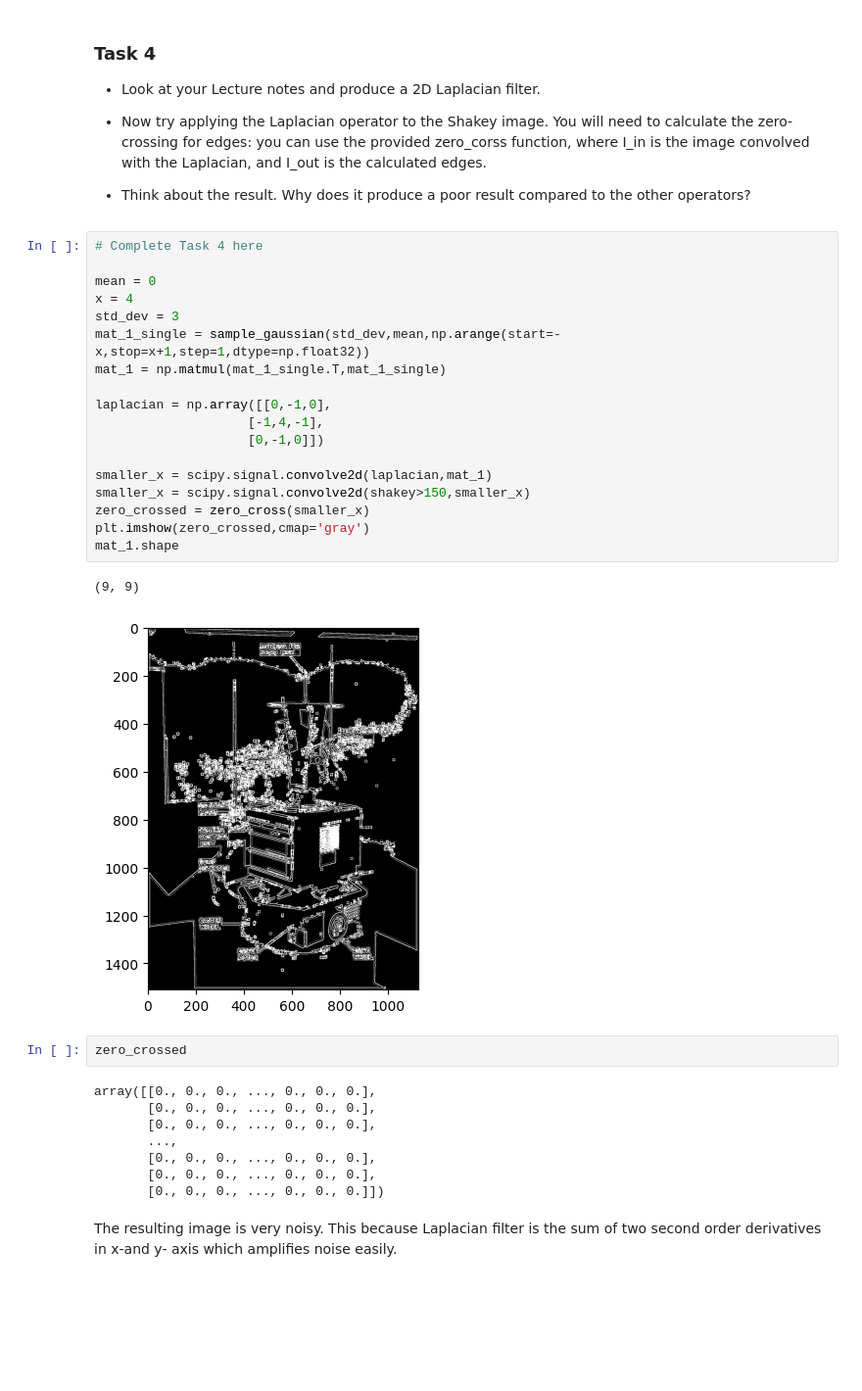
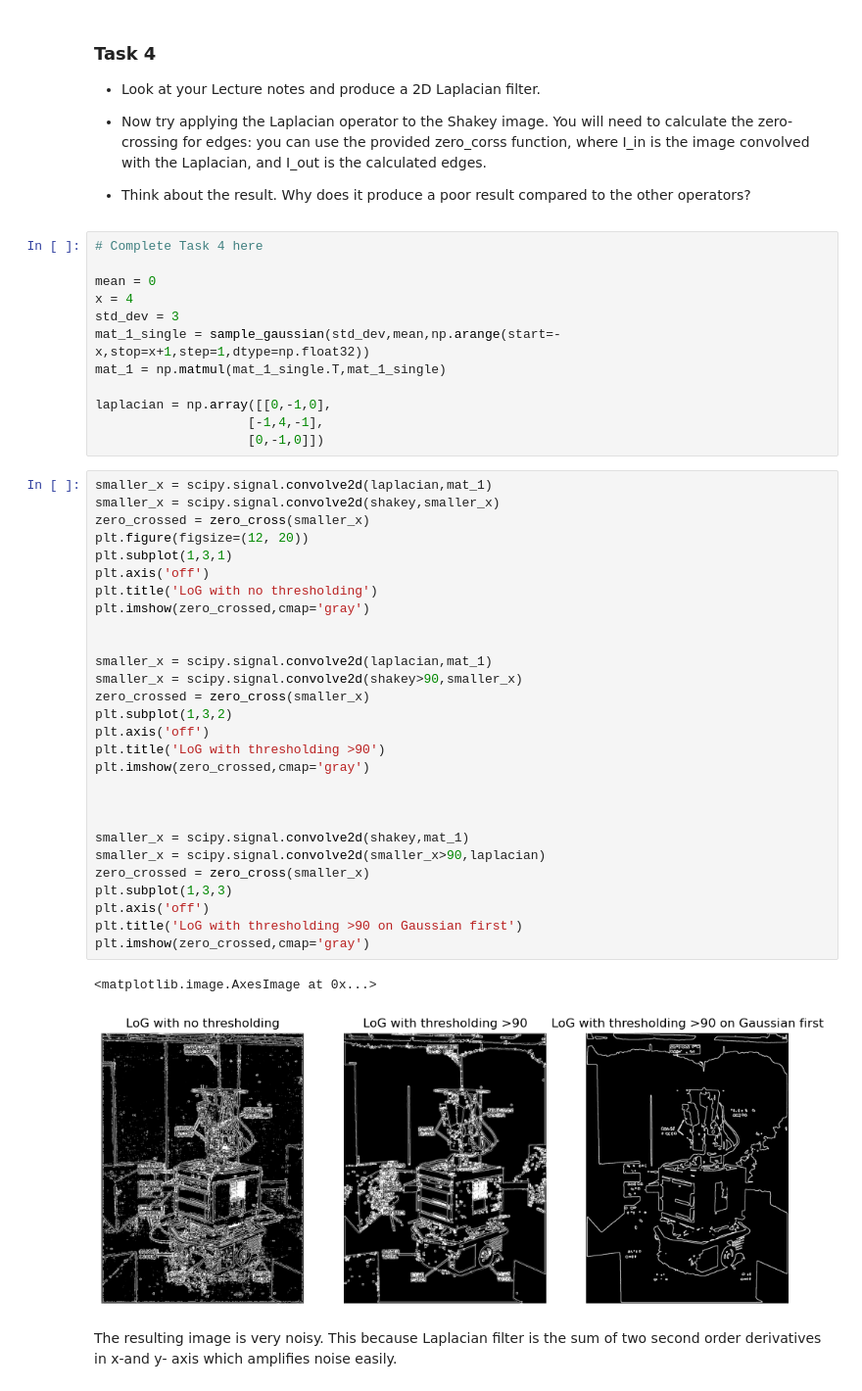
Before and after one commit to Alexandercheng-rsch/Robots-lab-, a Jupyter notebook: Lab2/lab2.ipynb, the cells around one changed output. Shown at 98% size. Drawn from its saved outputs; the diff is of its cells as text; blank space fills up the shorter version.

```diff
--- a/Lab2/lab2.ipynb
+++ b/Lab2/lab2.ipynb
@@ -254,25 +243,37 @@ mat_1 = np.matmul(mat_1_single.T,mat_1_single)
 laplacian = np.array([[0,-1,0],
                     [-1,4,-1],
                     [0,-1,0]])
-
-smaller_x = scipy.signal.convolve2d(laplacian,mat_1)
-smaller_x = scipy.signal.convolve2d(shakey>150,smaller_x)
-zero_crossed = zero_cross(smaller_x)
-plt.imshow(zero_crossed,cmap='gray')
-mat_1.shape
-# %% [output]
-(9, 9)
-[figure, removed]
-# %%
-zero_crossed
-# %% [output]
-array([[0., 0., 0., ..., 0., 0., 0.],
-       [0., 0., 0., ..., 0., 0., 0.],
-       [0., 0., 0., ..., 0., 0., 0.],
-       ...,
-       [0., 0., 0., ..., 0., 0., 0.],
-       [0., 0., 0., ..., 0., 0., 0.],
-       [0., 0., 0., ..., 0., 0., 0.]])
+# %%
+smaller_x = scipy.signal.convolve2d(laplacian,mat_1)
+smaller_x = scipy.signal.convolve2d(shakey,smaller_x)
+zero_crossed = zero_cross(smaller_x)
+plt.figure(figsize=(12, 20))
+plt.subplot(1,3,1)
+plt.axis('off')
+plt.title('LoG with no thresholding')
+plt.imshow(zero_crossed,cmap='gray')
+
+
+smaller_x = scipy.signal.convolve2d(laplacian,mat_1)
+smaller_x = scipy.signal.convolve2d(shakey>90,smaller_x)
+zero_crossed = zero_cross(smaller_x)
+plt.subplot(1,3,2)
+plt.axis('off')
+plt.title('LoG with thresholding >90')
+plt.imshow(zero_crossed,cmap='gray')
+
+
+
+smaller_x = scipy.signal.convolve2d(shakey,mat_1)
+smaller_x = scipy.signal.convolve2d(smaller_x>90,laplacian)
+zero_crossed = zero_cross(smaller_x)
+plt.subplot(1,3,3)
+plt.axis('off')
+plt.title('LoG with thresholding >90 on Gaussian first')
+plt.imshow(zero_crossed,cmap='gray')
+# %% [output]
+<matplotlib.image.AxesImage at 0x...>
+[figure, added]
 # %% [markdown]
 The resulting image is very noisy. This because Laplacian filter is the sum of two second order derivatives in x-and y- axis which amplifies noise easily.
 # %% [markdown]
```
Also changed, not shown: parts of 2 cells of this notebook.
